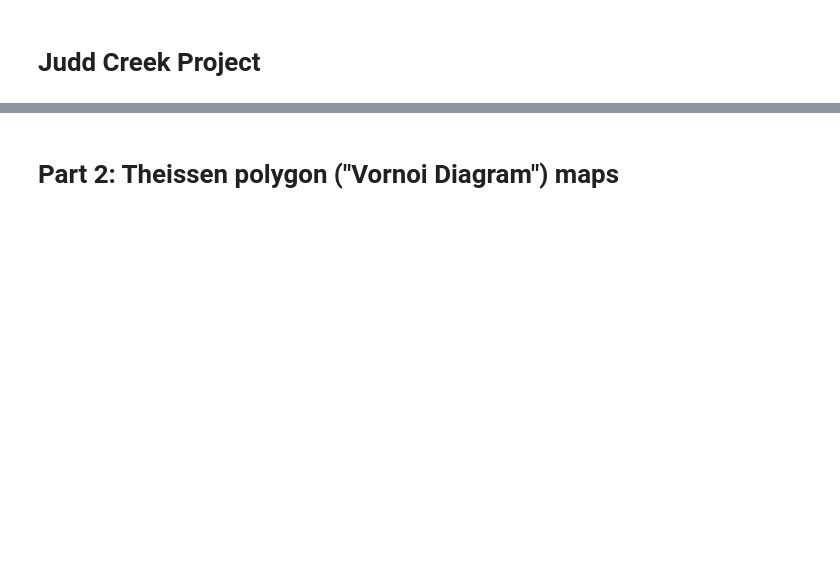
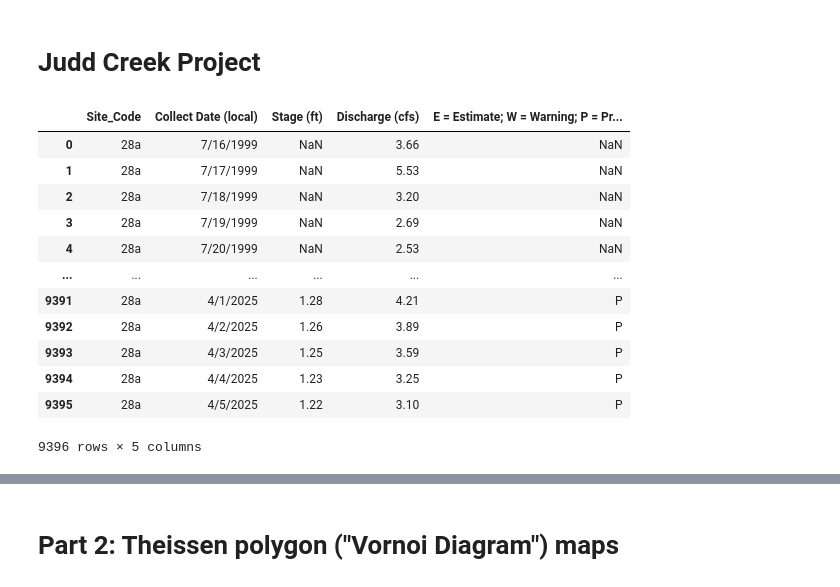
Before and after one commit to bradlipovsky/judd-creek, a Jupyter notebook: main.ipynb, the cells around one changed output, grey strips where cells are left out. Drawn from its saved outputs; the diff is of its cells as text; code cells hidden in the pictures; blank space fills up the shorter version.

```diff
--- a/main.ipynb
+++ b/main.ipynb
@@ -14,26 +14,40 @@ from judd import *
 # %%
 # 1. First, let's open on of the downloaded data files from this site:
 # https://green2.kingcounty.gov/hydrology/DataDownload.aspx
 
 # 2. To select the right station, you'll need to use the map:
 # https://green2.kingcounty.gov/hydrology/GaugeMap.aspx
 
 # 3. Upload the data file you downloaded to the Jupyter Hub, in the data directory, and then change the
 # following path to the name of the file.
-filepath = 'data/Hydrology_ACGAA.csv'
+filepath = 'streamflow-daily/Hydrology_NQWIB.csv'
 
 # The King county files are not well formatted so we have to have a few extra lines here to clean
 # the data
 with open(filepath) as f:
     lines = [line.rstrip(',\n') for line in f]
 
 # Write cleaned lines to a temporary in-memory string
 cleaned_data = StringIO('\n'.join(lines))
 
 # Now read with pandas
 df = pd.read_csv(cleaned_data)
 
 df
+# %% [output]
+|  | Site_Code | Collect Date (local) | Stage (ft) | Discharge (cfs) | E = Estimate; W = Warning; P = Pr... |
+| 0 | 28a | 7/16/1999 | NaN | 3.66 | NaN |
+| 1 | 28a | 7/17/1999 | NaN | 5.53 | NaN |
+| 2 | 28a | 7/18/1999 | NaN | 3.20 | NaN |
+| 3 | 28a | 7/19/1999 | NaN | 2.69 | NaN |
+| 4 | 28a | 7/20/1999 | NaN | 2.53 | NaN |
+| ... | ... | ... | ... | ... | ... |
+| 9391 | 28a | 4/1/2025 | 1.28 | 4.21 | P |
+| 9392 | 28a | 4/2/2025 | 1.26 | 3.89 | P |
+| 9393 | 28a | 4/3/2025 | 1.25 | 3.59 | P |
+| 9394 | 28a | 4/4/2025 | 1.23 | 3.25 | P |
+| 9395 | 28a | 4/5/2025 | 1.22 | 3.10 | P |
+9396 rows × 5 columns
 # %%
 # Download all of the data files from the the study area.
 # Unfortunately, the provided files are not well formatted.
```
Also changed, not shown: parts of 13 cells of this notebook, 1 other file.
